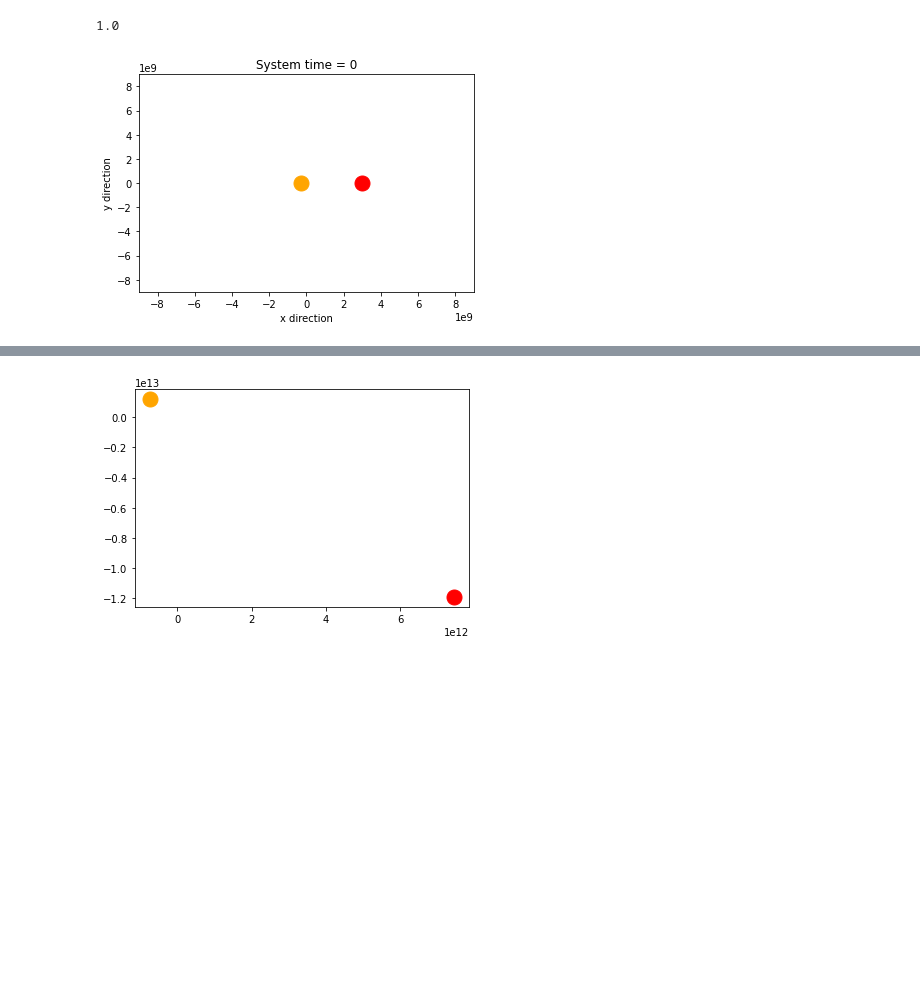
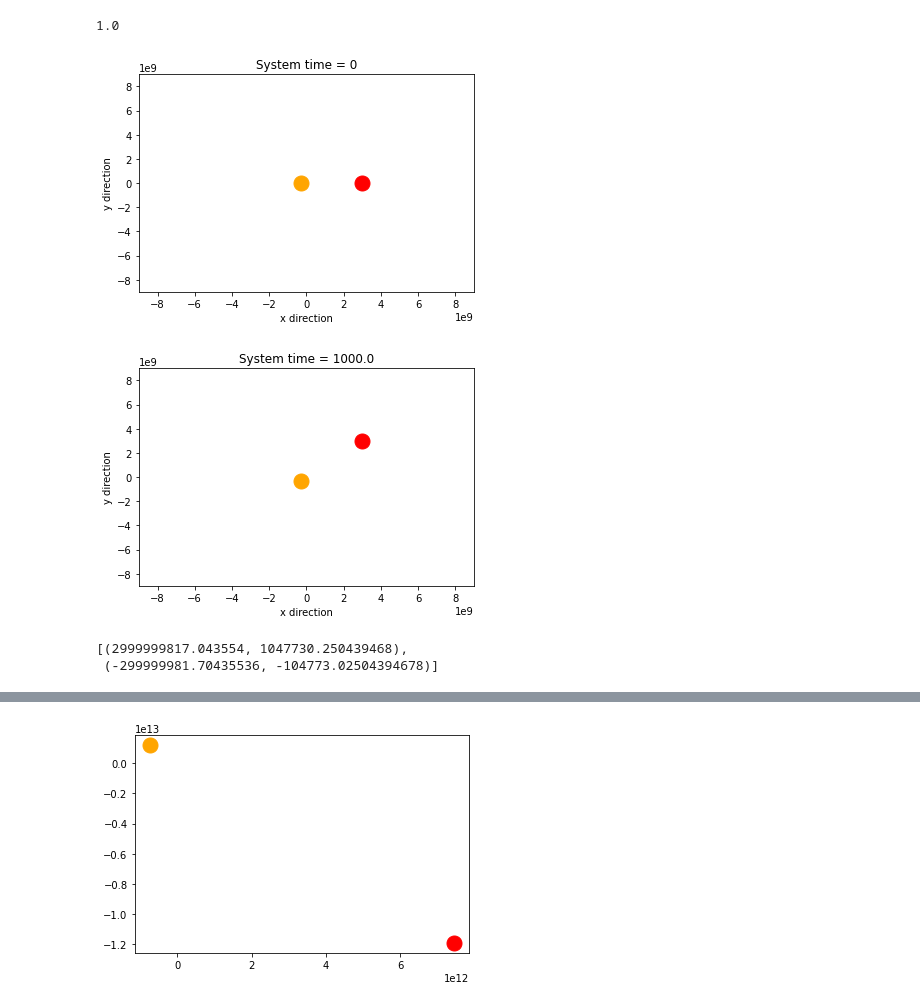
Before and after one commit to mahmud-nobe/Physics_Simulation_Tutorial, a Jupyter notebook: N_body_simulation/N_body_simulation.ipynb, the cells around one changed output, grey strips where cells are left out. Drawn from its saved outputs; the diff is of its cells as text; code cells hidden in the pictures; blank space fills up the shorter version.

Commit message:
Added a next_position attribute, still no luck :(

```diff
--- a/N_body_simulation/N_body_simulation.ipynb
+++ b/N_body_simulation/N_body_simulation.ipynb
@@ -120,28 +126,39 @@ np.sin(np.deg2rad(90))
 # %% [output]
 1.0
 # %%
-
 scale = 3e9
+G = 6.67e-11
 m1 =  5.9742*10**24
 m2 =  5.9742*10**25
 v_rel = np.sqrt(G*(m1+m2)/(1.1*scale))
 
-b1 = Body(init_position = (1*scale,0), mass = m1, vel = v_rel*(m2/(m1+m2)), vel_direction = 90, color = 'r', size = 15)
-b2 = Body(init_position = (-0.1*scale,0), mass = m2, vel = v_rel*(m1/(m1+m2)), vel_direction = -90, color = 'orange', size = 15)
+b1 = Body(init_position = (1*scale,0), mass = m1, vel = v_rel*(m2/(m1+m2)), vel_direction = 90, color = 'r', size=15)
+b2 = Body(init_position = (-0.1*scale,0), mass = m2, vel = v_rel*(m1/(m1+m2)), vel_direction = -90, color = 'orange', size=15)
 
 bodies = [b1, b2]
 
 t_step = 1e3
 system = System(bodies, time_step=t_step, scale = scale)
 
 system.display()
 
-#for i in range(1000000):
-#    system.update()
-#    if i%100000 == 0:
-#        system.display()
+for i in range(1):
+    system.update()
+    system.display()
+#    ax = [body.ax for body in system.bodies]
+#    ay = [body.ay for body in system.bodies]
+#    plt.plot(ax, ay, ".", label = str(i))
+
+#    plt.legend()
+#    plt.show()
 # %% [output]
 [figure]
+[figure, added]
+# %%
+[body.next_position for body in system.bodies]
+# %% [output]
+[(2999999817.043554, 1047730.250439468),
+ (-299999981.70435536, -104773.02504394678)]
 # %%
 ## Animation code from the study guide
 
```
Also changed, not shown: parts of 2 cells of this notebook.
